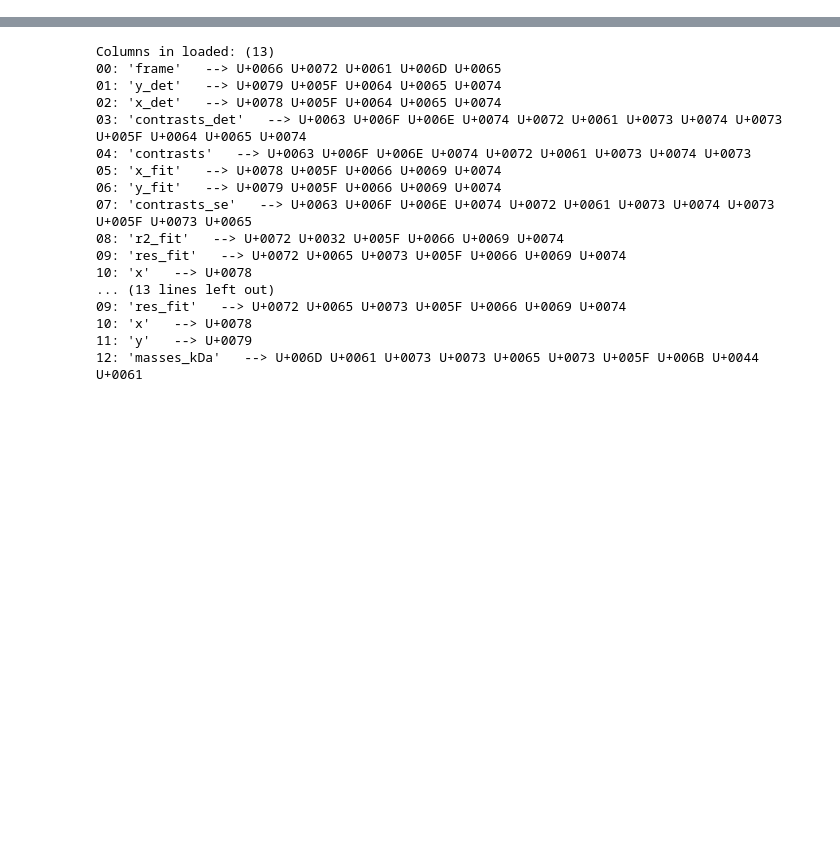
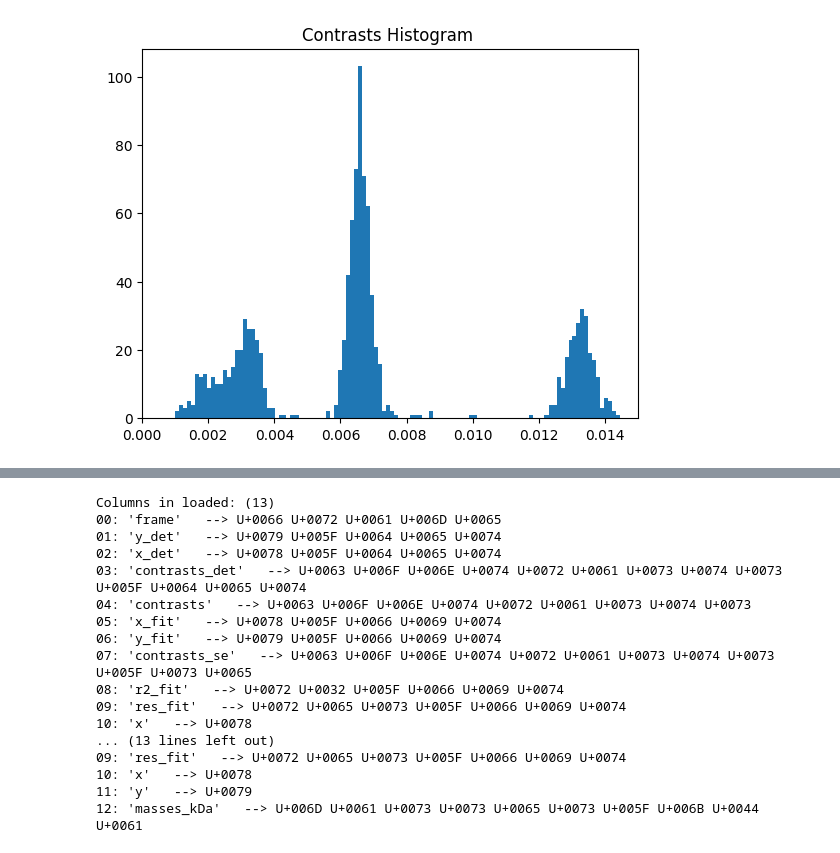
Before and after one commit to glebiagelskii/Calibration_and_EMD, a Jupyter notebook: example.ipynb, the cells around one changed output, grey strips where cells are left out. Cells and saved outputs as stored; diff of their text form; code cells hidden in the pictures; blank space fills up the shorter version.

```diff
--- a/example.ipynb
+++ b/example.ipynb
@@ -7,0 +97,9 @@ TypeError: Event_Table.__init__() missing 2 required positional arguments: 'cali
+# %%
+import matplotlib.pyplot as plt
+plt.hist(bins=250, x=loaded.contrasts)
+
+plt.xlim([0, 0.015])
+plt.title('Contrasts Histogram ')
+plt.show()
+# %% [output]
+[figure, added]
```
Also changed, not shown: parts of 7 cells of this notebook, 12 other files.
